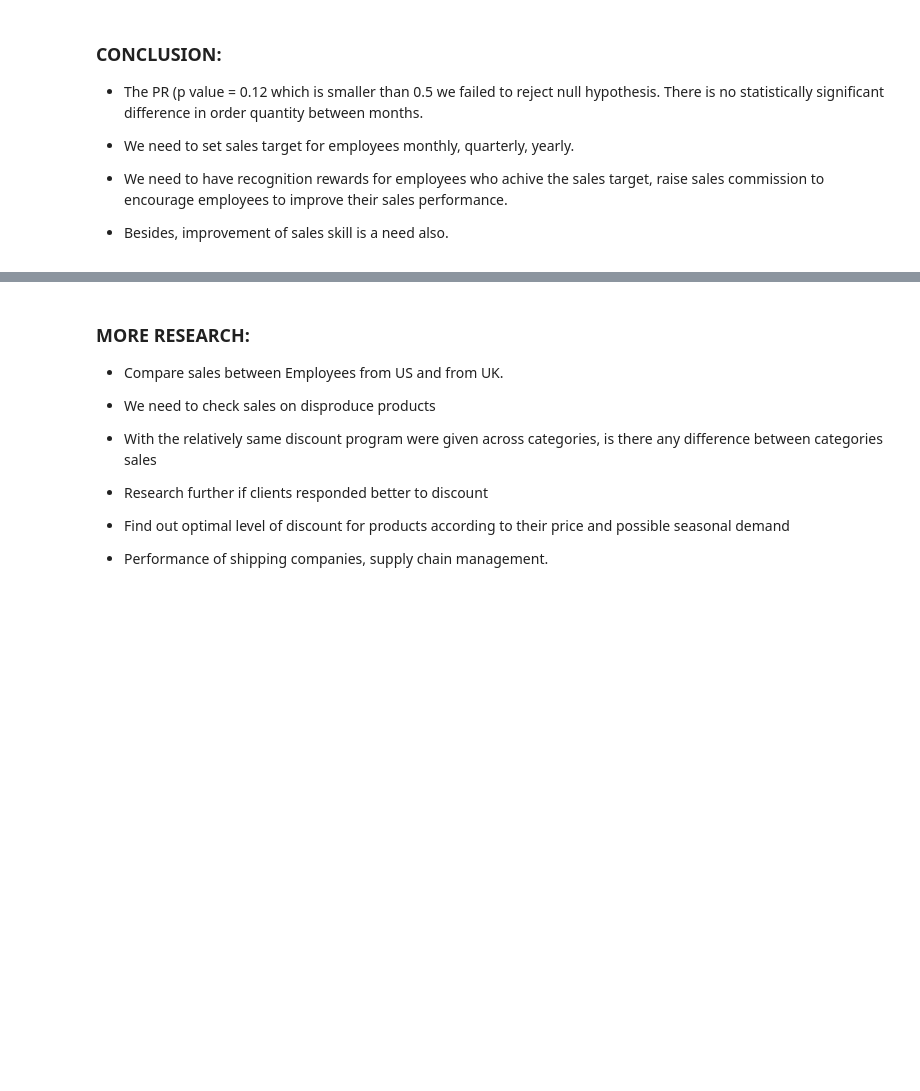
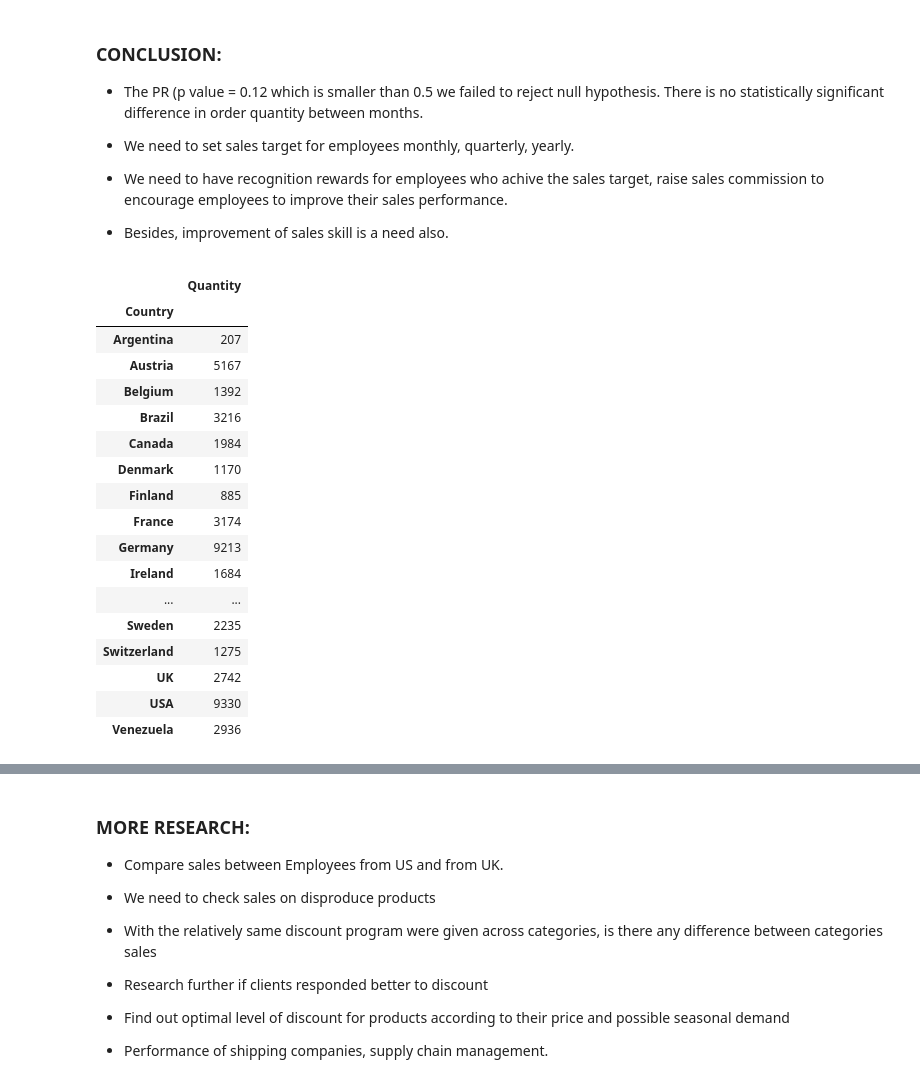
Before and after one commit to MaiaNgo/ds-mod3-project, a Jupyter notebook: Northwind_initial_bk.ipynb, the cells around one changed output, grey strips where cells are left out. Drawn from its saved outputs; the diff is of its cells as text; code cells hidden in the pictures; blank space fills up the shorter version.

```diff
--- a/Northwind_initial_bk.ipynb
+++ b/Northwind_initial_bk.ipynb
@@ -893,3 +900,31 @@ Residual         774756.452913  2146.0       NaN      NaN
 * We need to set sales target for employees monthly, quarterly, yearly.
 * We need to have recognition rewards for employees who achive the sales target, raise sales commission to encourage employees to improve their sales performance.
 * Besides, improvement of sales skill is a need also.
+# %%
+sale_by_country_df = pd.read_sql_query('''
+                                SELECT O.OrderDate, OD.Quantity, C.ID AS CustomerID, C.Country
+                                FROM [Order] AS O
+                                    JOIN OrderDetail AS OD ON O.Id = OD.OrderId
+                                    JOIN Customer AS C ON C.ID=O.CustomerID
+                            ''', conn)
+
+sale_by_country_df.groupby(['Country']).sum()
+# %% [output]
+|  | Quantity |
+| Country |  |
+| Argentina | 207 |
+| Austria | 5167 |
+| Belgium | 1392 |
+| Brazil | 3216 |
+| Canada | 1984 |
+| Denmark | 1170 |
+| Finland | 885 |
+| France | 3174 |
+| Germany | 9213 |
+| Ireland | 1684 |
+| ... | ... |
+| Sweden | 2235 |
+| Switzerland | 1275 |
+| UK | 2742 |
+| USA | 9330 |
+| Venezuela | 2936 |
```
Also changed, not shown: parts of 7 cells of this notebook.
